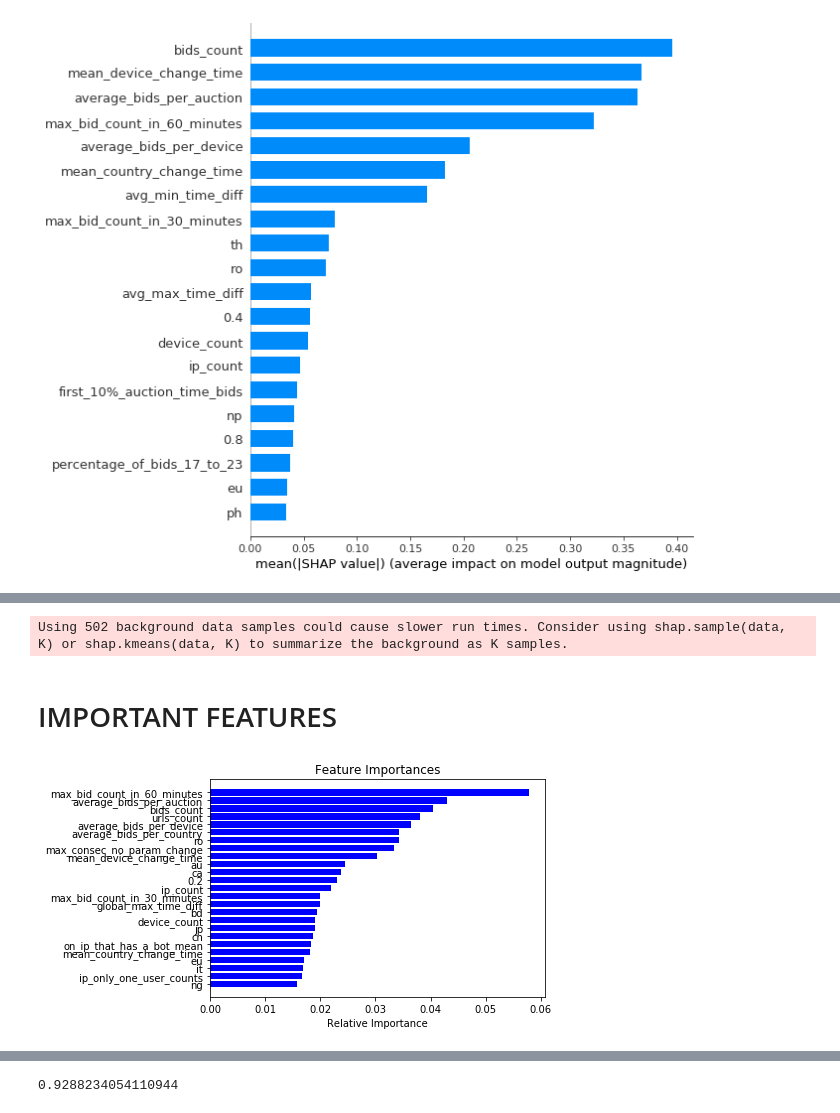
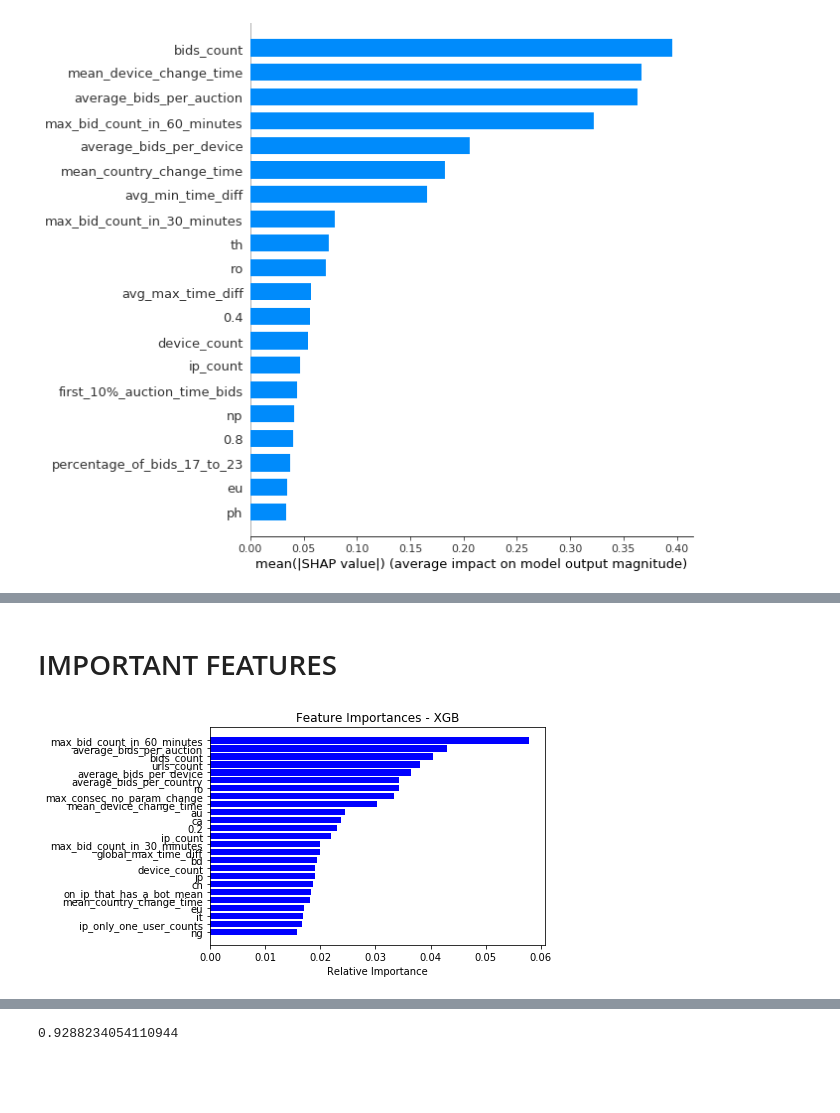
Before and after one commit to TomAmster/Data-Science, a Jupyter notebook: Model_Error_Analysis.ipynb, the cells around one changed output, grey strips where cells are left out. Cells and saved outputs as stored; diff of their text form; code cells hidden in the pictures; blank space fills up the shorter version.

```diff
--- a/Model_Error_Analysis.ipynb
+++ b/Model_Error_Analysis.ipynb
@@ -126,3 +121,5 @@ param_grid = {
 
 CV_rfc = GridSearchCV(estimator=rfc, param_grid=param_grid, cv= 5,verbose=10)
 CV_rfc.fit(x_train, y_train)
+
+best_rf = CV_rfc.best_estimator_
@@ -129,6 +128,5 @@ CV_rfc.fit(x_train, y_train)
 # %%
-bestClf = CV_rfc.best_estimator_
-bestClf.fit(x_train, y_train)
+best_rf.fit(x_train, y_train)
 # %% [output]
 RandomForestClassifier(bootstrap=True, ccp_alpha=0.0,
                        class_weight={0.0: 1, 1.0: 20}, criterion='entropy',
@@ -181,5 +191,5 @@ XGBClassifier(base_score=0.5, booster='gbtree', colsample_bylevel=1,
 # %%
 #fit models and predict
 xgb_model.fit(x_train, y_train)
-xgbrf_model.fit(x_train, y_train)
+xgbrf_model.fit(x_train_resampled_df, y_train_resampled)
 rf.fit(x_train, y_train)
@@ -402,8 +394,3 @@ shap_plot(S, xgb_model, 0)
 [interactive output not drawn]
 Setting feature_perturbation = "tree_path_dependent" because no background data was given.
 [interactive output not drawn]
-# %%
-#kernelExplainer
-rf_shap_values = shap.KernelExplainer(rf.predict ,wrong_rf)
-# %% [output]
-Using 502 background data samples could cause slower run times. Consider using shap.sample(data, K) or shap.kmeans(data, K) to summarize the background as K samples.
@@ -416,11 +399,11 @@ wrong_rf.astype('float64')
 # %%
 importances = xgb_model.feature_importances_
 indices = np.argsort(importances)
 features = x_train.columns
-plt.title('Feature Importances')
+plt.title('Feature Importances - XGB')
 plt.barh(range(len(indices[len(indices)-25:len(indices)])), importances[indices[len(indices)-25:len(indices)]], color='b', align='center')
 plt.yticks(range(len(indices[len(indices)-25:len(indices)])), [features[i] for i in indices[len(indices)-25:len(indices)]])
 plt.xlabel('Relative Importance')
 plt.show()
 # %% [output]
-[figure, old version]
+[figure, new version]
```
Also changed, not shown: parts of 69 cells of this notebook.
